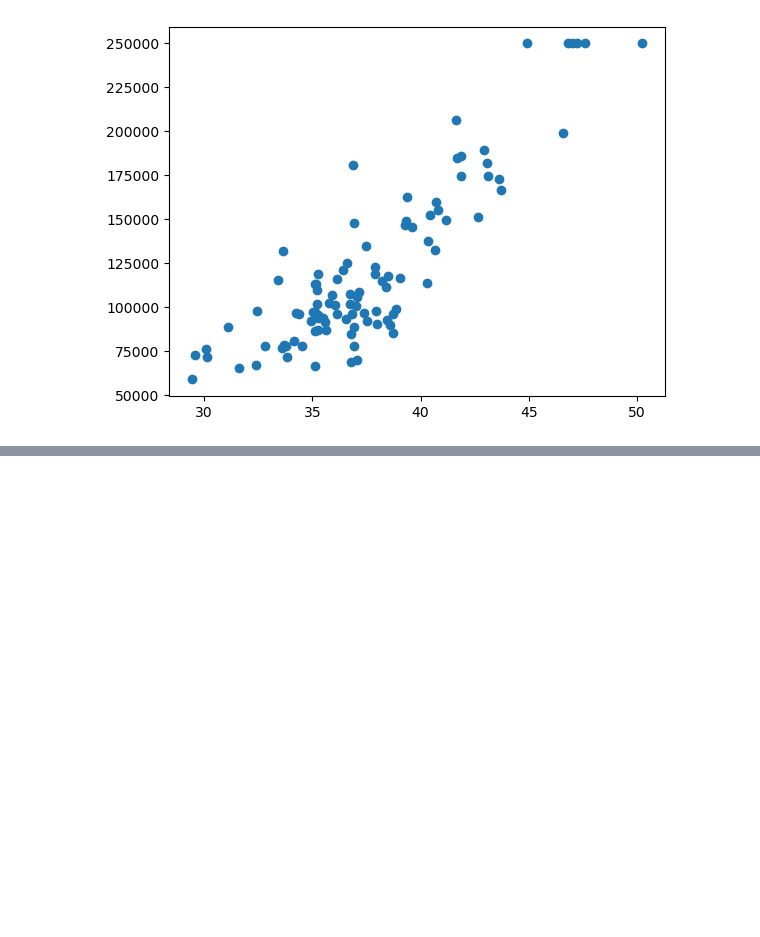
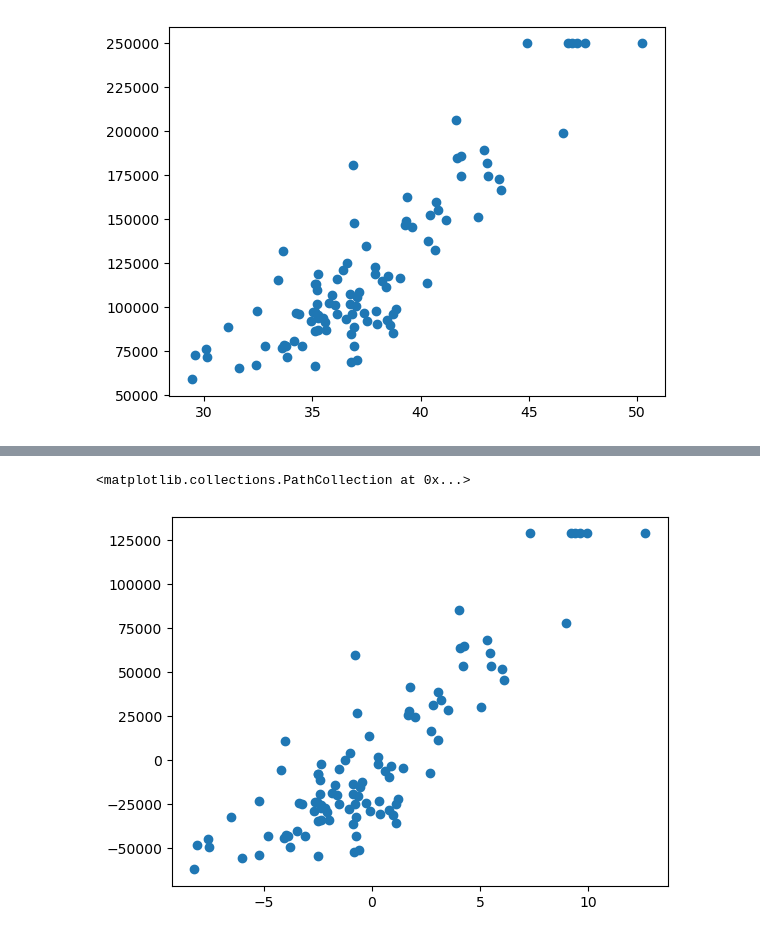
Before and after one commit to RYOTA2528/data_analysis_practice, a Jupyter notebook: DAYxxx_python_larning_list/[DAY9]単回帰分析.ipynb, the cells around one changed output, grey strips where cells are left out. Cells and saved outputs as stored; diff of their text form; code cells hidden in the pictures; blank space fills up the shorter version.

```diff
--- a/DAYxxx_python_larning_list/[DAY9]単回帰分析.ipynb
+++ b/DAYxxx_python_larning_list/[DAY9]単回帰分析.ipynb
@@ -103,0 +106,7 @@ plt.show()
+# %%
+# データの中心化
+df.describe() #データの概要を表示
+df.mean() #データの平均を求め
+df_c = df - df.mean() #データの中心化
+df_c.describe()
+# 下記の結果よりmean(平均)の値がほぼ0によってるためデータの中心化ができてる状態
@@ -103,0 +123,11 @@ plt.show()
+# %%
+# データの抽出
+x = df_c['x']
+y = df_c['y']
+
+# 結果を表示
+plt.scatter(x,y)
+# 以下のようにデータ中心化ができてる
+# %% [output]
+<matplotlib.collections.PathCollection at 0x...>
+[figure, added]
```
Also changed, not shown: parts of 2 cells of this notebook.
